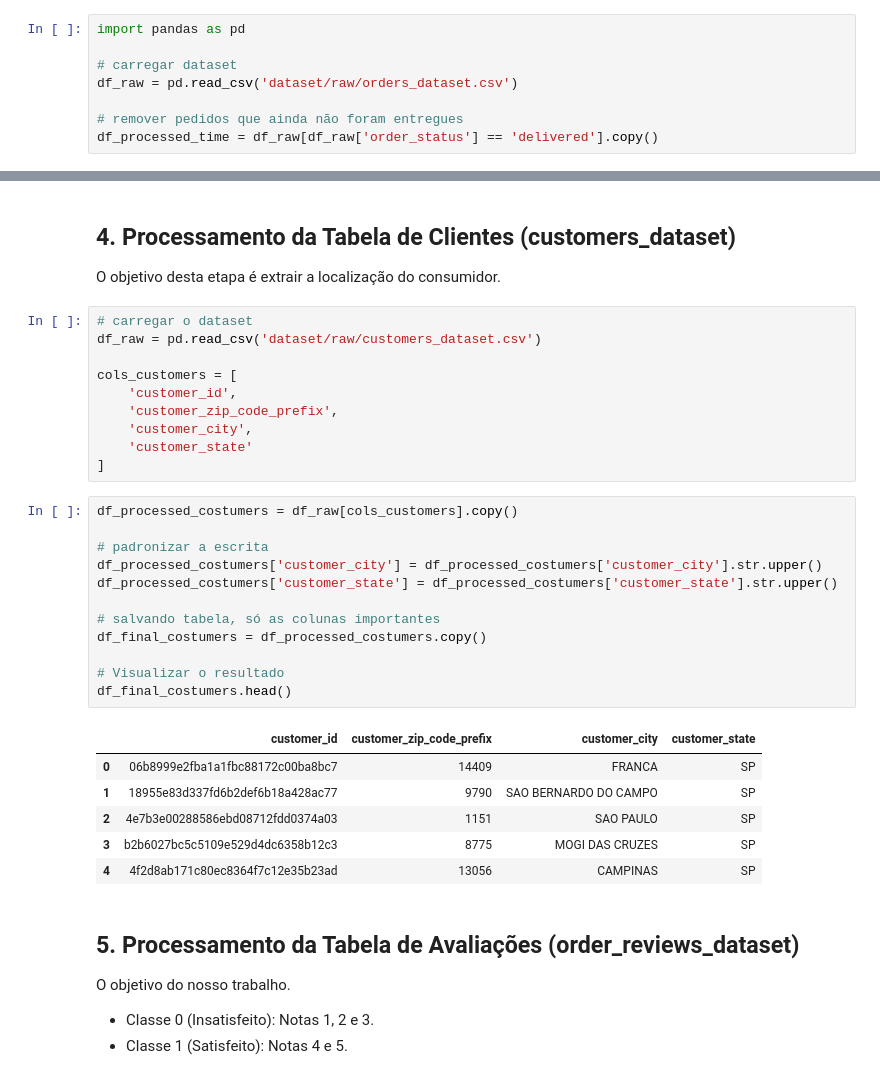
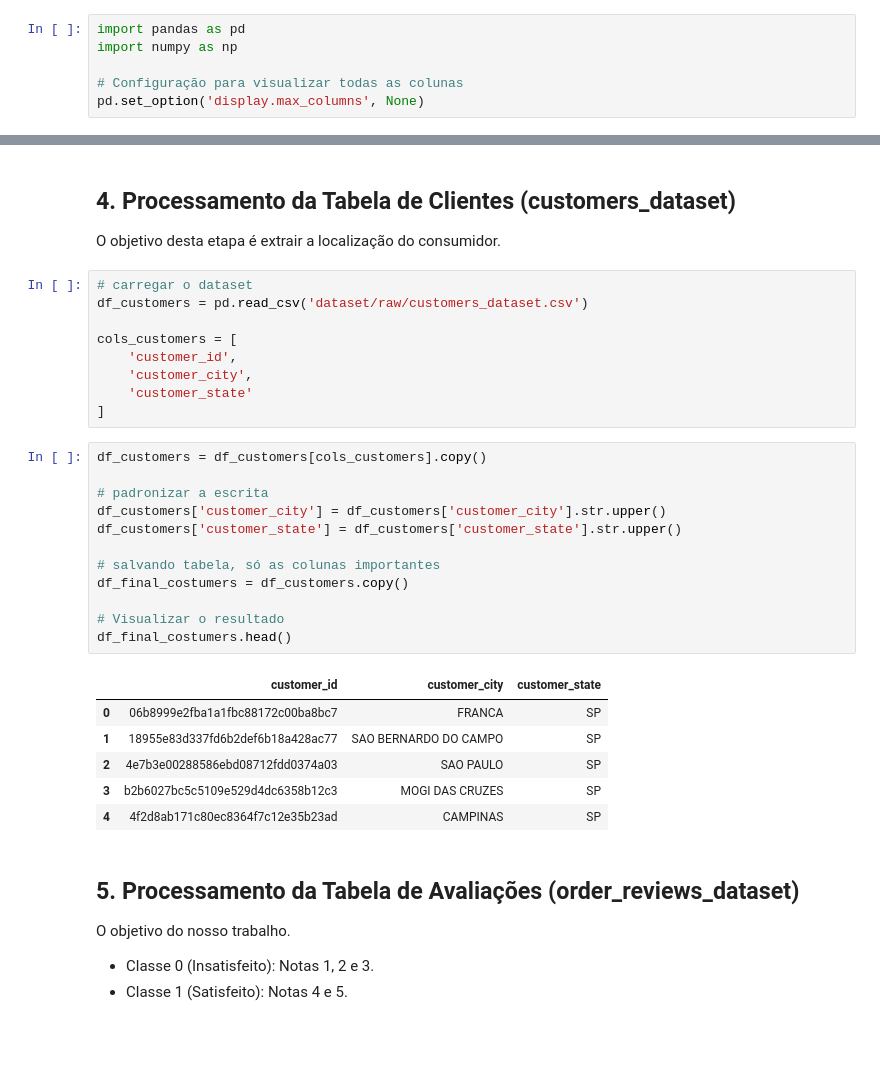
Before and after one commit to mvssilva/ecommerce-review-impact-study, a Jupyter notebook: main.ipynb, the cells around one changed output, grey strips where cells are left out. Saved outputs shown, nothing was run; the diff lists cells and outputs as text; blank space fills up the shorter version.

```diff
--- a/main.ipynb
+++ b/main.ipynb
@@ -27,8 +23,6 @@ Após o cálculo, realizamos a limpeza do dataframe para manter apenas as métri
 # %%
 import pandas as pd
+import numpy as np
 
-# carregar dataset
-df_raw = pd.read_csv('dataset/raw/orders_dataset.csv')
-
-# remover pedidos que ainda não foram entregues
-df_processed_time = df_raw[df_raw['order_status'] == 'delivered'].copy()
+# Configuração para visualizar todas as colunas
+pd.set_option('display.max_columns', None)
@@ -208,33 +186,32 @@ df_final_products.head()
 O objetivo desta etapa é extrair a localização do consumidor.
 # %%
 # carregar o dataset
-df_raw = pd.read_csv('dataset/raw/customers_dataset.csv')
+df_customers = pd.read_csv('dataset/raw/customers_dataset.csv')
 
 cols_customers = [
     'customer_id',
-    'customer_zip_code_prefix',
     'customer_city',
     'customer_state'
 ]
 # %%
-df_processed_costumers = df_raw[cols_customers].copy()
+df_customers = df_customers[cols_customers].copy()
 
 # padronizar a escrita
-df_processed_costumers['customer_city'] = df_processed_costumers['customer_city'].str.upper()
-df_processed_costumers['customer_state'] = df_processed_costumers['customer_state'].str.upper()
+df_customers['customer_city'] = df_customers['customer_city'].str.upper()
+df_customers['customer_state'] = df_customers['customer_state'].str.upper()
 
 # salvando tabela, só as colunas importantes
-df_final_costumers = df_processed_costumers.copy()
+df_final_costumers = df_customers.copy()
 
 # Visualizar o resultado
 df_final_costumers.head()
 # %% [output]
-|  | customer_id | customer_zip_code_prefix | customer_city | customer_state |
-| 0 | 06b8999e2fba1a1fbc88172c00ba8bc7 | 14409 | FRANCA | SP |
-| 1 | 18955e83d337fd6b2def6b18a428ac77 | 9790 | SAO BERNARDO DO CAMPO | SP |
-| 2 | 4e7b3e00288586ebd08712fdd0374a03 | 1151 | SAO PAULO | SP |
-| 3 | b2b6027bc5c5109e529d4dc6358b12c3 | 8775 | MOGI DAS CRUZES | SP |
-| 4 | 4f2d8ab171c80ec8364f7c12e35b23ad | 13056 | CAMPINAS | SP |
+|  | customer_id | customer_city | customer_state |
+| 0 | 06b8999e2fba1a1fbc88172c00ba8bc7 | FRANCA | SP |
+| 1 | 18955e83d337fd6b2def6b18a428ac77 | SAO BERNARDO DO CAMPO | SP |
+| 2 | 4e7b3e00288586ebd08712fdd0374a03 | SAO PAULO | SP |
+| 3 | b2b6027bc5c5109e529d4dc6358b12c3 | MOGI DAS CRUZES | SP |
+| 4 | 4f2d8ab171c80ec8364f7c12e35b23ad | CAMPINAS | SP |
 # %% [markdown]
 ## 5. Processamento da Tabela de Avaliações (order_reviews_dataset)
 
```
Also changed, not shown: parts of 27 cells of this notebook.
